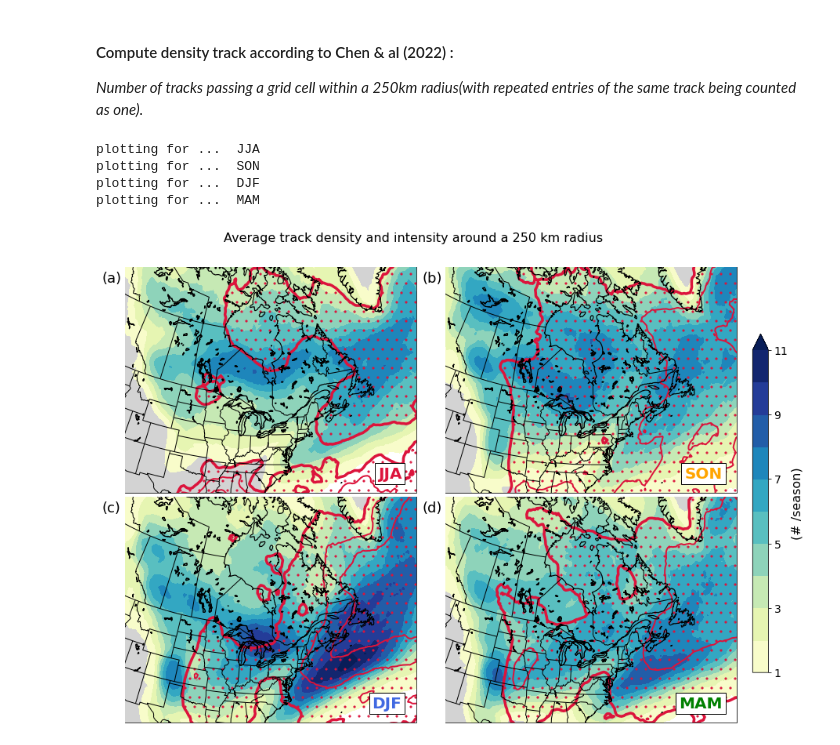
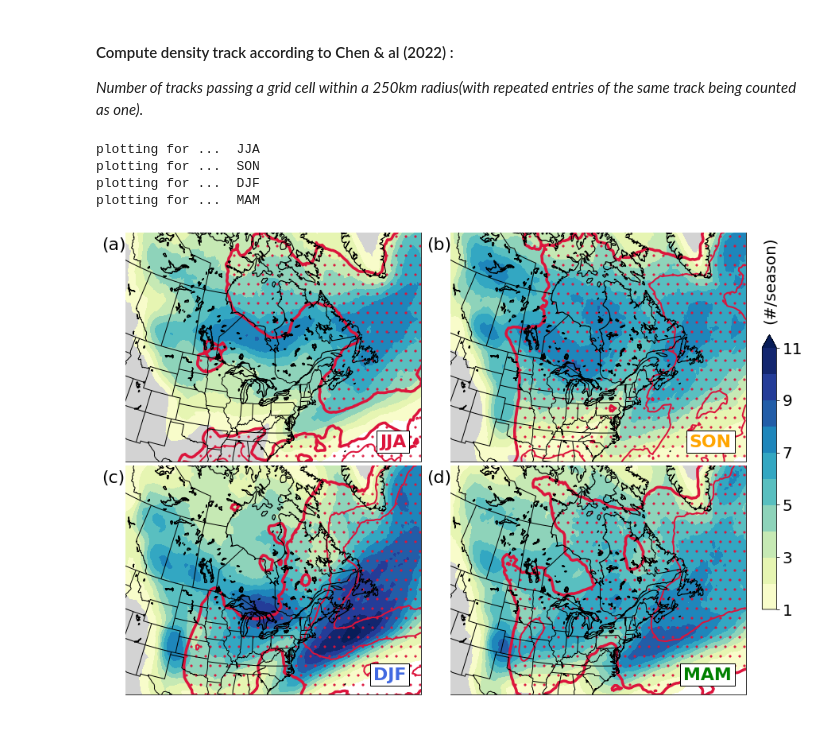
Before and after one commit to maxinecloutierg/ERA5_Storm_Track, a Jupyter notebook: jupyter/plot_track_density.ipynb, the cells around one changed output. Cells and saved outputs as stored; diff of their text form; code cells hidden in the pictures.

```diff
--- a/jupyter/plot_track_density.ipynb
+++ b/jupyter/plot_track_density.ipynb
@@ -95,7 +96,7 @@ colors = ['crimson', 'orange', 'royalblue', 'green']
 index = ['(a)', '(b)', '(c)', '(d)']
 
 i = 1
-fig = plt.figure(figsize = (14, 12), facecolor='white')
+fig = plt.figure(figsize = (14, 12))
 proj = ccrs.LambertConformal(central_longitude=-80, central_latitude=35, standard_parallels=[35])
 extent = (-110, -50, 27.5, 67.3)
 
@@ -143,7 +144,7 @@ cbar.ax.tick_params(labelsize=14)
 
 # Adjust the spacing between subplots
 fig.subplots_adjust(hspace=0.01, top=0.8, wspace = 0.1)
-fig.text(0.33, 0.85, 'Average track density per area of 1000 km$^{2}$', va='top', fontsize=16)
+#fig.text(0.33, 0.85, 'Average track density per area of 1000 km$^{2}$', va='top', fontsize=16)
 plt.savefig('/pampa/cloutier/fig/track_den_1000km2.png', dpi=300)
 
 plt.show()
@@ -166,7 +167,7 @@ colors = ['crimson', 'orange', 'royalblue', 'green']
 index = ['(a)', '(b)', '(c)', '(d)']
 
 i = 1
-fig = plt.figure(figsize = (14, 12), facecolor='white')
+fig = plt.figure(figsize = (14, 12))
 proj = ccrs.LambertConformal(central_longitude=-80, central_latitude=35, standard_parallels=[35])
 extent = (-110, -50, 27.5, 67.3)
 
@@ -219,9 +220,9 @@ cbar.ax.tick_params(labelsize=14)
 
 # Adjust the spacing between subplots
 fig.subplots_adjust(hspace=0.01, top=0.8, wspace = 0.1)
-fig.text(0.3, 0.85, 'Average track density per area of 1000 km$^{2}$', va='top', fontsize=16)
+#fig.text(0.3, 0.85, 'Average track density per area of 1000 km$^{2}$', va='top', fontsize=16)
 
-plt.savefig('/pampa/cloutier/fig/track_den_1000km2_smooth.png', dpi=300)
+plt.savefig('/pampa/cloutier/fig/track_den_1000km2_smooth.png', dpi=300, bbox_inches='tight', figsize=(14,12))
 
 plt.show()
 
@@ -245,7 +246,7 @@ plt.rcParams['hatch.color'] = 'crimson'
 
 
 i = 1
-fig = plt.figure(figsize = (14, 12), facecolor='white')
+fig = plt.figure(figsize = (14, 12))
 proj = ccrs.LambertConformal(central_longitude=-80, central_latitude=35, standard_parallels=[35])
 extent = (-110, -50, 27.5, 67.3)
 
@@ -279,38 +280,39 @@ for szn, col, idx in zip(seasons, colors, index) :
                      levels=np.arange(7,16),
                      hatches=['.'],colors='None')
 
    # Intensity plot (contour lines)
     contour2 = ax.contour(lonI, latI, inten, transform=ccrs.PlateCarree(), zorder=6,colors='crimson',
                      linewidths=2.,levels=[7,9,11,13,15])
 
     # Intensity plot (boundary lines)
     contour2 = ax.contour(lonI, latI, inten, transform=ccrs.PlateCarree(), zorder=6,colors='crimson',
                      linewidths=3.5,levels=[7])
 
     ax.text(0.95, 0.05, szn, transform=ax.transAxes, ha='right', va='bottom',
-            bbox=dict(facecolor='white', edgecolor='black'), fontsize=20, zorder=16, fontweight ='bold', color=col)
+            bbox=dict(facecolor='white', edgecolor='black'), fontsize=22, zorder=16, fontweight ='bold', color=col)
 
-    fig.text(-0.08, 0.98, idx, transform=ax.transAxes, ha='left', va='top', fontsize=18)
+    fig.text(-0.08, 0.98, idx, transform=ax.transAxes, ha='left', va='top', fontsize=22)
 
 
 # Create a colorbar next to the figure
-cbar_ax = fig.add_axes([0.92, 0.2, 0.02, 0.5])  # Adjust the position and size as needed
+cbar_ax = fig.add_axes([0.92, 0.25, 0.018, 0.4])  # Adjust the position and size as needed
 cbar = fig.colorbar(contour1, cax=cbar_ax)
 
-cbar.set_label(label=r'(# /season)', size=16)
-cbar.ax.tick_params(labelsize=14)
+#cbar.set_label(label=r'(# /season)', size=16, loc='top')
+fig.text(0.92, 0.67, '(#/season)', rotation=90, fontsize=20)
+cbar.ax.tick_params(labelsize=20)
 
 # Adjust the spacing between subplots
 fig.subplots_adjust(hspace=0.01, top=0.8, wspace = 0.1)
-fig.text(0.25, 0.85, 'Average track density and intensity around a 250 km radius', va='top',fontsize=16)
-plt.savefig('/pampa/cloutier/fig/track_den_inten_250km.png', dpi=300)
+#fig.text(0.25, 0.85, 'Average track density and intensity around a 250 km radius', va='top',fontsize=16)
+plt.savefig('/pampa/cloutier/fig/track_den_inten_250km.png', dpi=300, bbox_inches='tight')
 
 plt.show()
 Track.close()
 Track2.close()
 # %% [output]
 plotting for ...  JJA
 plotting for ...  SON
 plotting for ...  DJF
 plotting for ...  MAM
-[figure, old version]
+[figure, new version]
```
Also changed, not shown: parts of 9 cells of this notebook, 2 other files.
